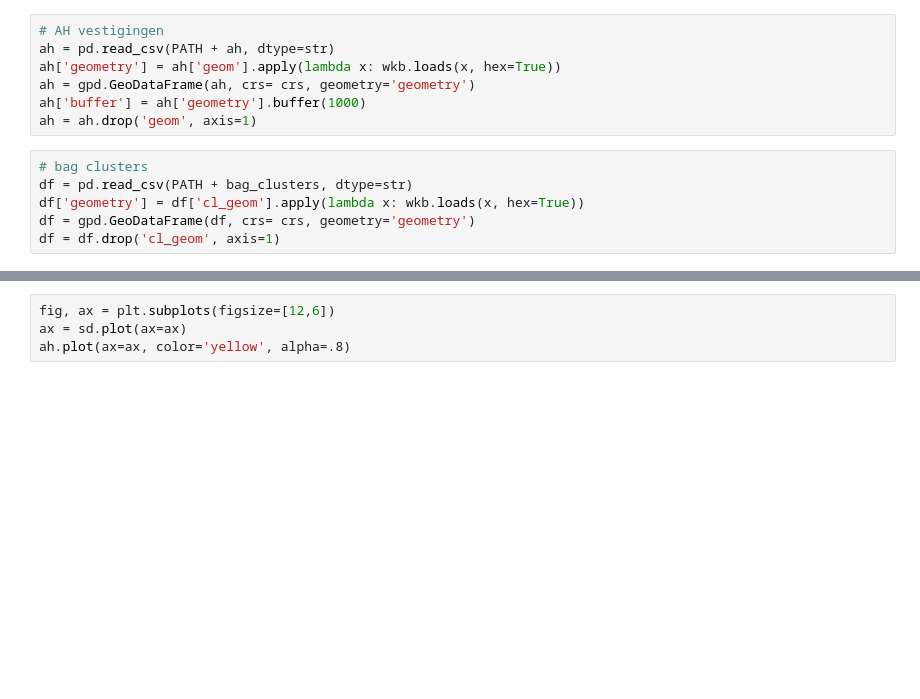
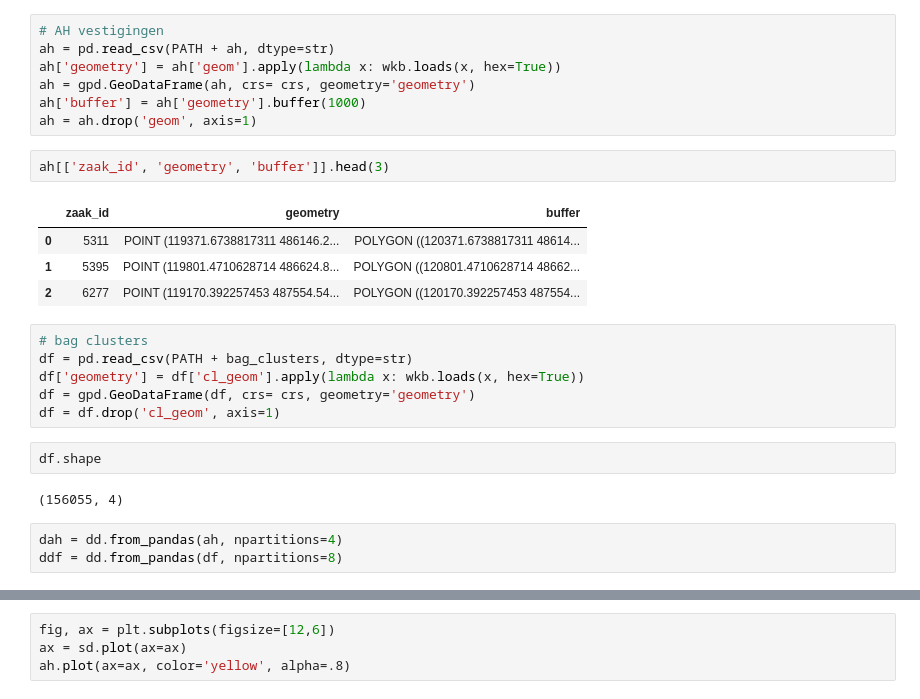
Before and after one commit to rmania/distance_matrix_datapipeline, a Jupyter notebook: munge/distance_test.ipynb, the cells around one changed output, grey strips where cells are left out. Saved outputs shown, nothing was run; the diff lists cells and outputs as text; blank space fills up the shorter version.

```diff
--- a/munge/distance_test.ipynb
+++ b/munge/distance_test.ipynb
@@ -28,12 +28,26 @@ ah['geometry'] = ah['geom'].apply(lambda x: wkb.loads(x, hex=True))
 ah = gpd.GeoDataFrame(ah, crs= crs, geometry='geometry')
 ah['buffer'] = ah['geometry'].buffer(1000)
 ah = ah.drop('geom', axis=1)
+# %%
+ah[['zaak_id', 'geometry', 'buffer']].head(3)
+# %% [output]
+|  | zaak_id | geometry | buffer |
+| 0 | 5311 | POINT (119371.6738817311 486146.2... | POLYGON ((120371.6738817311 48614... |
+| 1 | 5395 | POINT (119801.4710628714 486624.8... | POLYGON ((120801.4710628714 48662... |
+| 2 | 6277 | POINT (119170.392257453 487554.54... | POLYGON ((120170.392257453 487554... |
 # %%
 # bag clusters
 df = pd.read_csv(PATH + bag_clusters, dtype=str)
 df['geometry'] = df['cl_geom'].apply(lambda x: wkb.loads(x, hex=True))
 df = gpd.GeoDataFrame(df, crs= crs, geometry='geometry')
 df = df.drop('cl_geom', axis=1)
+# %%
+df.shape
+# %% [output]
+(156055, 4)
+# %%
+dah = dd.from_pandas(ah, npartitions=4)
+ddf = dd.from_pandas(df, npartitions=8)
 # %%
 # stadsdelen polygons
 sd = wfs.get_sd_layer()
```
Also changed, not shown: parts of 24 cells of this notebook.
